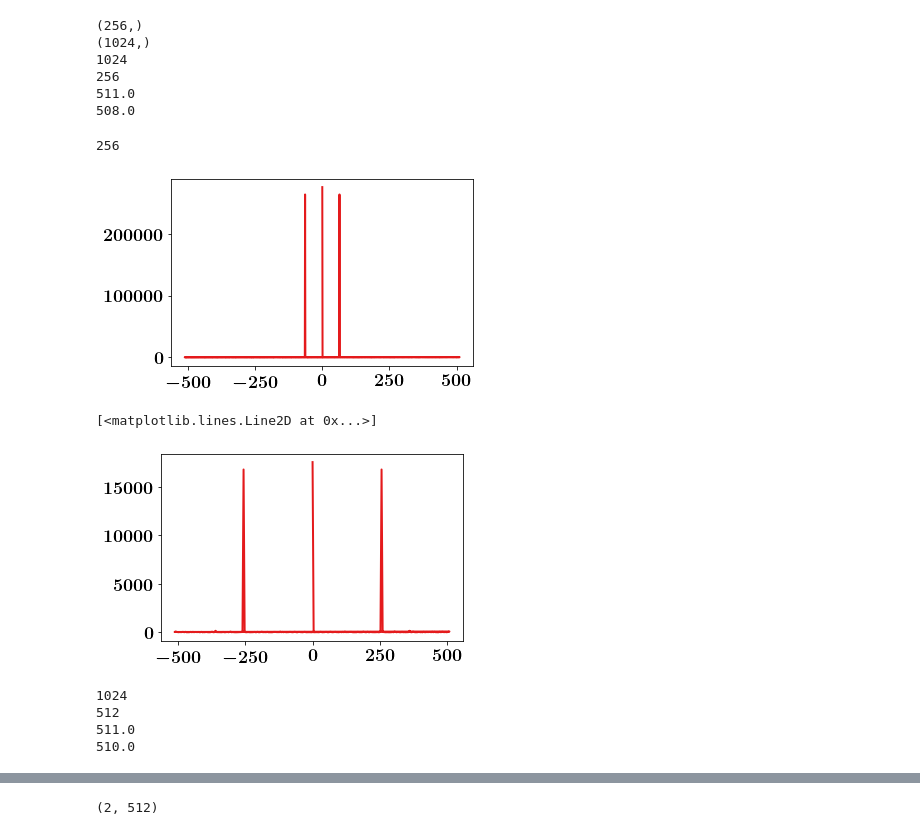
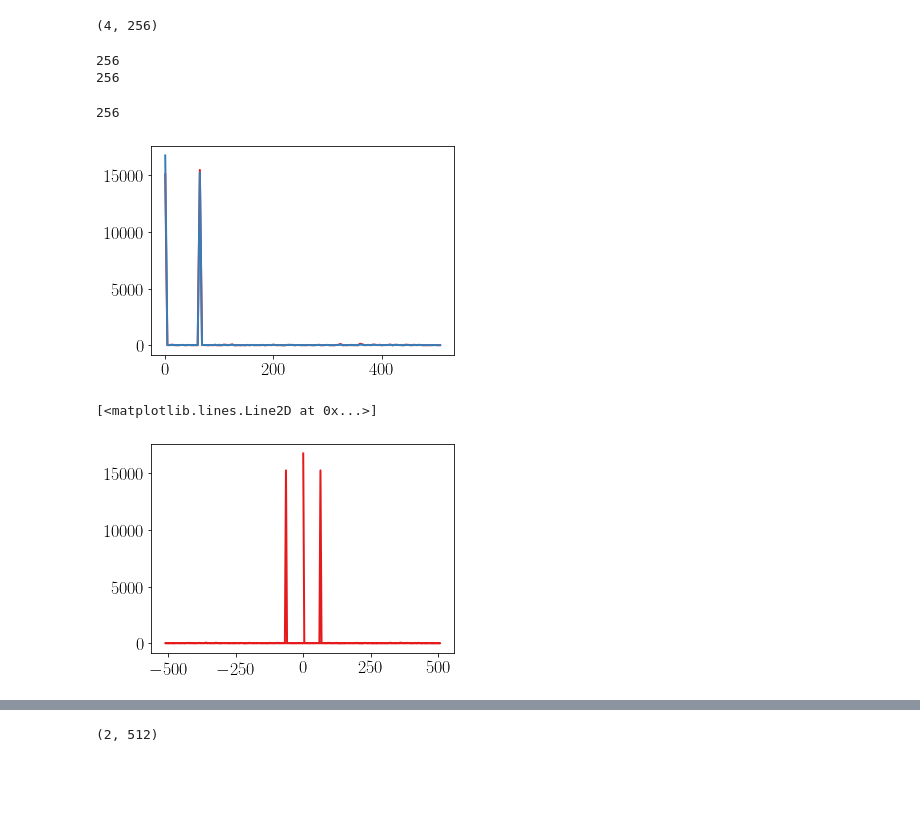
Before and after one commit to danielnewman09/Dissertation, a Jupyter notebook: Dissertation-Notebooks/Chapter-2/Demonstration-Notebooks/FFT_Discussion_Noise.ipynb, the cells around one changed output, grey strips where cells are left out. Drawn from its saved outputs; the diff is of its cells as text; code cells hidden in the pictures; blank space fills up the shorter version.

```diff
--- a/Dissertation-Notebooks/Chapter-2/Demonstration-Notebooks/FFT_Discussion_Noise.ipynb
+++ b/Dissertation-Notebooks/Chapter-2/Demonstration-Notebooks/FFT_Discussion_Noise.ipynb
@@ -71,6 +71,7 @@ def create_noisy_signal(
 numPoints = 1024
 samplingRate = 1024
 averagePoints = 256
+averages = numPoints // averagePoints
 thisFreq = [64,]
 thisAmp = [1]
 thisNoise = 1.
@@ -81,58 +82,45 @@ time,trueSignal = create_noisy_signal(numPoints*50,samplingRate*50,thisFreq,this
 
 sampledSignal = np.interp(time, timeSampled, mySignal, left=None, right=None, period=None)
 
-averagedSignal = mySignal.reshape(averagePoints,4)
+averagedSignal = mySignal.reshape(averages,averagePoints)
+# %%
+fftpack.fft(averagedSignal,axis=1).shape
+# %% [output]
+(4, 256)
 # %%
-raw_fft = fftpack.fft(mySignal)
+raw_fft = fftpack.fft(averagedSignal[0,:])
 raw_fft = (raw_fft * raw_fft.conj()).real
 # raw_fft_averaged = fftpack.fft(averagedSignal,axis=0)
-raw_fft_averaged = fftpack.fft(averagedSignal[:,0])
+raw_fft_averaged = fftpack.fft(averagedSignal,axis=1)
 raw_fft_averaged = (raw_fft_averaged * raw_fft_averaged.conj()).real
-# raw_fft_averaged = np.mean(raw_fft_averaged,axis=1)
-
-print(raw_fft_averaged.shape)
-print(raw_fft.shape)
+raw_fft_averaged = np.mean(raw_fft_averaged,axis=0)
 
 print(raw_fft.shape[0])
 
 freq = np.fft.fftfreq(raw_fft.shape[0]) * samplingRate
 
 print(raw_fft_averaged.shape[0])
-print(np.amax(freq))
 
 freq_averaged = np.fft.fftfreq(raw_fft_averaged.shape[0]) * samplingRate
 
-print(np.amax(freq_averaged))
+freq = freq[:averagePoints//2]
+raw_fft = raw_fft[:averagePoints//2]
+raw_fft_averaged = raw_fft_averaged[:averagePoints//2]
 # %% [output]
-(256,)
-(1024,)
-1024
 256
-511.0
-508.0
+256
 # %%
 raw_fft_averaged.shape[0]
 # %% [output]
 256
 # %%
 plt.plot(freq,raw_fft)
+plt.plot(freq,raw_fft_averaged)
 plt.show()
 # %% [output]
-[figure, old version]
+[figure, new version]
 # %%
-plt.plot(freq_averaged,raw_fft_averaged)
+plt.plot(freq_averaged,raw_fft_averaged.T)
 # %% [output]
 [<matplotlib.lines.Line2D at 0x...>]
-[figure, old version]
+[figure, new version]
-# %%
-
-fft_averaged = np.interp(freq[:numPoints//2],freq_averaged[:averagePoints//2],raw_fft_averaged[:averagePoints//2])
-
-fft = (raw_fft * raw_fft.conj()).real
-fft = fft[:numPoints//2]
-freq = freq[:numPoints//2]
-# %% [output]
-1024
-512
-511.0
-510.0
```
Also changed, not shown: parts of 4 cells of this notebook, 1 other file.
